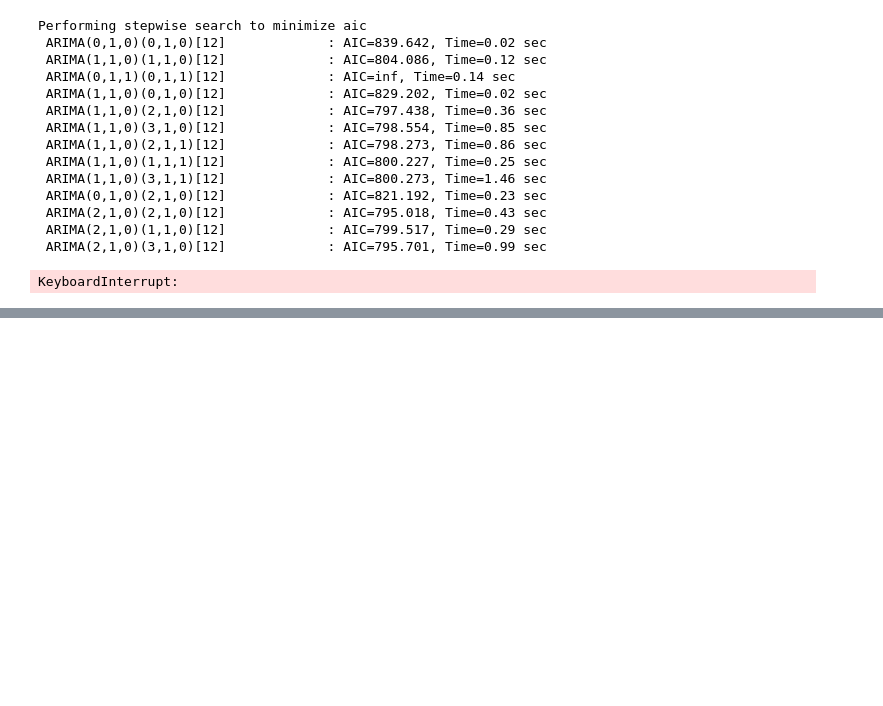
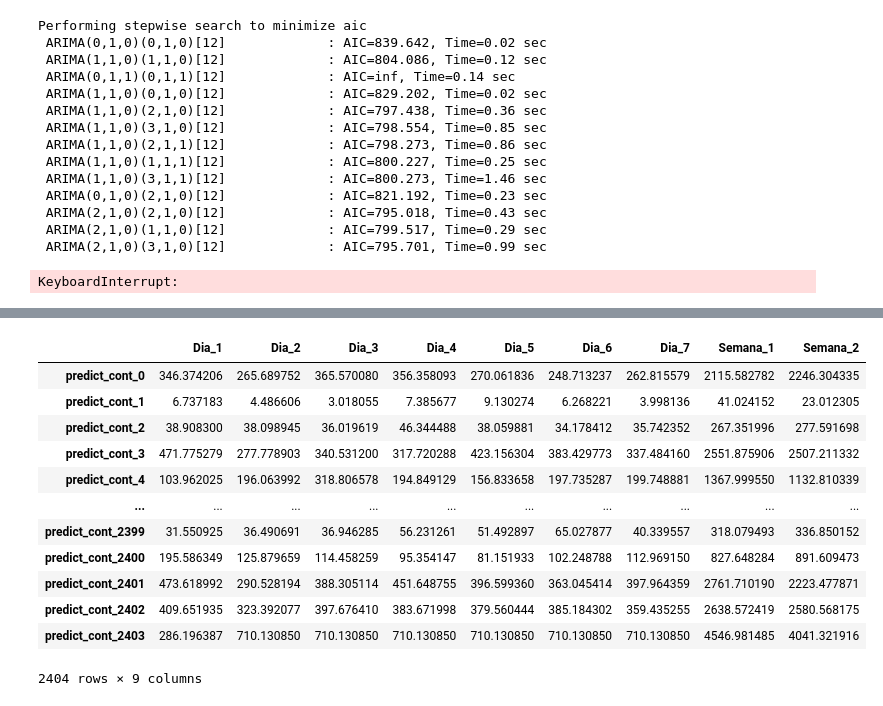
Before and after one commit to sgavela/water_footprint, a Jupyter notebook: exploration/ARIMA_todos_contadores_sin_outliers.ipynb, the cells around one changed output, grey strips where cells are left out. Saved outputs shown, nothing was run; the diff lists cells and outputs as text; code cells hidden in the pictures; blank space fills up the shorter version.

```diff
--- a/exploration/ARIMA_todos_contadores_sin_outliers.ipynb
+++ b/exploration/ARIMA_todos_contadores_sin_outliers.ipynb
@@ -111,0 +134,22 @@ KeyboardInterrupt:
+# %%
+results_df = data2.T
+results_df.columns = [['Dia_1','Dia_2','Dia_3','Dia_4','Dia_5','Dia_6','Dia_7',
+                       'Dia_8','Dia_9','Dia_10','Dia_11','Dia_12','Dia_13','Dia_14']]
+results_df['Semana_1'] = results_df[['Dia_1','Dia_2','Dia_3','Dia_4','Dia_5','Dia_6','Dia_7']].sum(axis=1)
+results_df['Semana_2'] = results_df[['Dia_8','Dia_9','Dia_10','Dia_11','Dia_12','Dia_13','Dia_14']].sum(axis=1)
+results_df.drop(['Dia_8','Dia_9','Dia_10','Dia_11','Dia_12','Dia_13','Dia_14'], axis=1, inplace=True)
+results_df
+# %% [output]
+|  | Dia_1 | Dia_2 | Dia_3 | Dia_4 | Dia_5 | Dia_6 | Dia_7 | Semana_1 | Semana_2 |
+| predict_cont_0 | 346.374206 | 265.689752 | 365.570080 | 356.358093 | 270.061836 | 248.713237 | 262.815579 | 2115.582782 | 2246.304335 |
+| predict_cont_1 | 6.737183 | 4.486606 | 3.018055 | 7.385677 | 9.130274 | 6.268221 | 3.998136 | 41.024152 | 23.012305 |
+| predict_cont_2 | 38.908300 | 38.098945 | 36.019619 | 46.344488 | 38.059881 | 34.178412 | 35.742352 | 267.351996 | 277.591698 |
+| predict_cont_3 | 471.775279 | 277.778903 | 340.531200 | 317.720288 | 423.156304 | 383.429773 | 337.484160 | 2551.875906 | 2507.211332 |
+| predict_cont_4 | 103.962025 | 196.063992 | 318.806578 | 194.849129 | 156.833658 | 197.735287 | 199.748881 | 1367.999550 | 1132.810339 |
+| ... | ... | ... | ... | ... | ... | ... | ... | ... | ... |
+| predict_cont_2399 | 31.550925 | 36.490691 | 36.946285 | 56.231261 | 51.492897 | 65.027877 | 40.339557 | 318.079493 | 336.850152 |
+| predict_cont_2400 | 195.586349 | 125.879659 | 114.458259 | 95.354147 | 81.151933 | 102.248788 | 112.969150 | 827.648284 | 891.609473 |
+| predict_cont_2401 | 473.618992 | 290.528194 | 388.305114 | 451.648755 | 396.599360 | 363.045414 | 397.964359 | 2761.710190 | 2223.477871 |
+| predict_cont_2402 | 409.651935 | 323.392077 | 397.676410 | 383.671998 | 379.560444 | 385.184302 | 359.435255 | 2638.572419 | 2580.568175 |
+| predict_cont_2403 | 286.196387 | 710.130850 | 710.130850 | 710.130850 | 710.130850 | 710.130850 | 710.130850 | 4546.981485 | 4041.321916 |
+2404 rows × 9 columns
```
Also changed, not shown: parts of 7 cells of this notebook.
